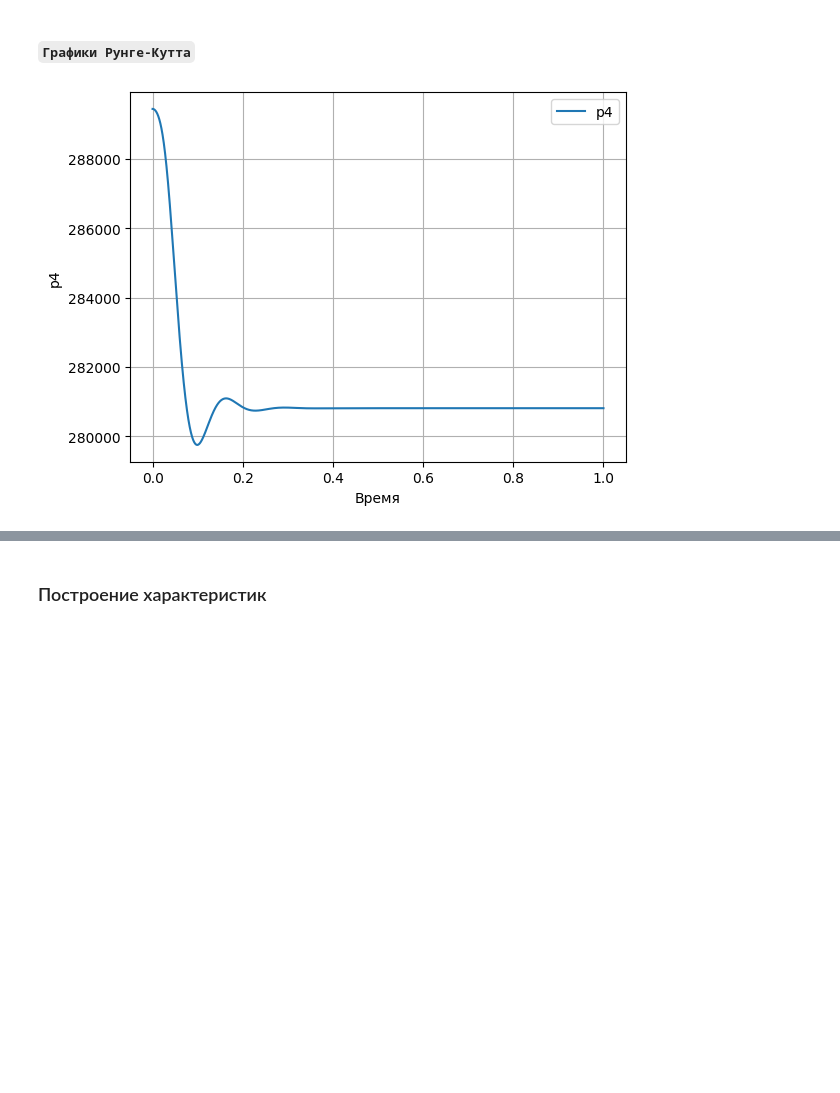
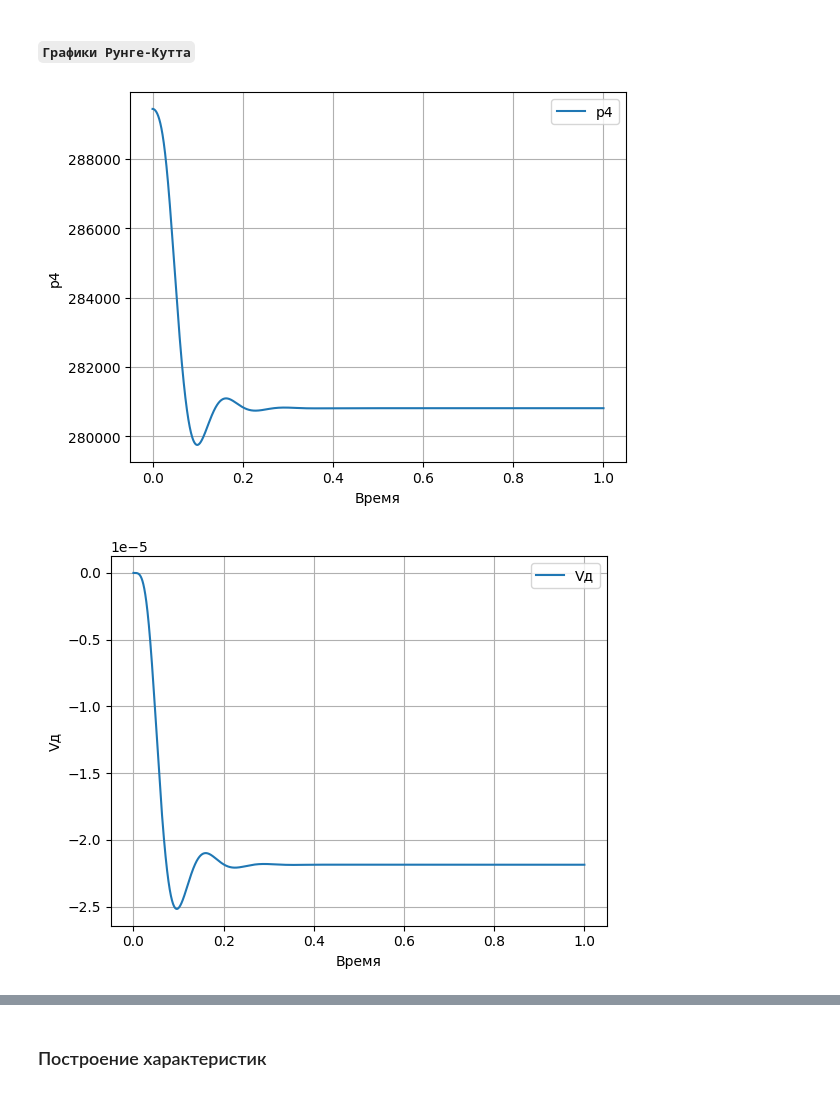
Before and after one commit to philingood/moriarty, a Jupyter notebook: .other/artur/main.ipynb, the cells around one changed output, grey strips where cells are left out. Saved outputs shown, nothing was run; the diff lists cells and outputs as text; code cells hidden in the pictures; blank space fills up the shorter version.

```diff
--- a/.other/artur/main.ipynb
+++ b/.other/artur/main.ipynb
@@ -130,56 +149,68 @@ plot(t[:int(t_end/h/10)], [ξ2(t) for t in t][:int(t_end/h/10)], "ξ2")
 from scipy.integrate import solve_ivp
 
 
-# Система ОДУ
 def system_4rk(t, y):
+    """ Система дифференциальных уравнений """
     p4, Vд, mд, m1, m2, m3 = y
 
-    return [(m1 + m2 - m3 - mд) / ((Vж0 + Vд) / c**2),
+    return [(m1 + m2 - m3 - mд) / ((Vж0 + Vд) / pow(c, 2)),
             mд / ρж,
-            (p4 - (mгаз / (Vг0 - Vд)) * R * (Tгаз0 * ((p4 / p4_0)**((k-1)/k))) - ξд * mд * abs(mд)) / jд,
+            (p4 - (mгаз / (Vг0 - Vд)) * R *
+                (Tгаз0 * pow((p4 / p4_0), ((k-1)/k))) -
+                    ξд * mд * abs(mд)) / jд,
             (p1 - p4 - ξ1 * m1 * abs(m1)) / j1,
             (p2 - p4 - ξ2(t) * m2 * abs(m2)) / j2,
             (p4 - p3 - ξ3 * m3 * abs(m3)) / j3]
 
 
+def ξ2(t):
+    """ Функция возмущения """
+    if t <= T/2:
+        insin = 2 * pi/T * (t - T/4)
+        ξ2 = 1000 + A*(sin(insin) + 1)
+    else:
+        ξ2 = 1000 + 2*A
+    return ξ2
+
+
+A = 1000
+T = 0.1
+
 t_end = 1
-h = 1e-6
+h = 1e-5
 
 y0 = [p4_0, Vд_0, mд_0, m1_0, m2_0, m3_0]
 
 # Решение
-# sol_rk = solve_ivp(system_4rk, [0, t_end], y0)
 sol_rk = solve_ivp(system_4rk, [0, t_end], y0, max_step=h)
 
 # Таблица значений
-sol_rk_df = pd.DataFrame(data=sol_rk.y).transpose()
-sol_rk_df.reindex(index=sol_rk.t)
-sol_rk_t = pd.DataFrame(data=sol_rk.t).transpose()
+sol_rk_df = pd.DataFrame(data=sol_rk.y.T, index=sol_rk.t.T)
 
 # Вывод таблицы значений
-# ic(pd.DataFrame(data=sol_rk.y).transpose())
 # ic(sol_rk_df)
 # %% [markdown]
 #### `Графики Рунге-Кутта`
 # %%
 import matplotlib.pyplot as plt
 
 
 def plot(t, y, label):
     plt.plot(t, y, label=label)
     plt.grid(True)
     plt.xlabel("Время")
     plt.ylabel(label)
     plt.legend()
     plt.show()
 
 
-plot(sol_rk.t, sol_rk.y.T[:, 0], "p4")
-# plot(t, sol_rk.y[:, 1], "Vд")
-# plot(t, sol_rk.y[:, 2], "mд")
-# plot(t, sol_rk.y[:, 3], "m1")
-# plot(t, sol_rk.y[:, 4], "m2")
-# plot(t, sol_rk.y[:, 5], "m3")
-# plot(t[:15000], [ξ2(t) for t in t][:15000], "ξ2")
+plot(sol_rk.t, sol_rk.y[0, :], "p4")
+plot(sol_rk.t, sol_rk.y[1, :], "Vд")
+plot(sol_rk.t, sol_rk.y[2, :], "mд")
+plot(sol_rk.t, sol_rk.y[3, :], "m1")
+plot(sol_rk.t, sol_rk.y[4, :], "m2")
+plot(sol_rk.t, sol_rk.y[5, :], "m3")
+plot(sol_rk.t[:int(t_end/h/5)], [ξ2(t) for t in t][:int(t_end/h/5)], "ξ2")
 # %% [output]
 [figure]
+[figure, added]
```
Also changed, not shown: parts of 6 cells of this notebook, 4 other files.
